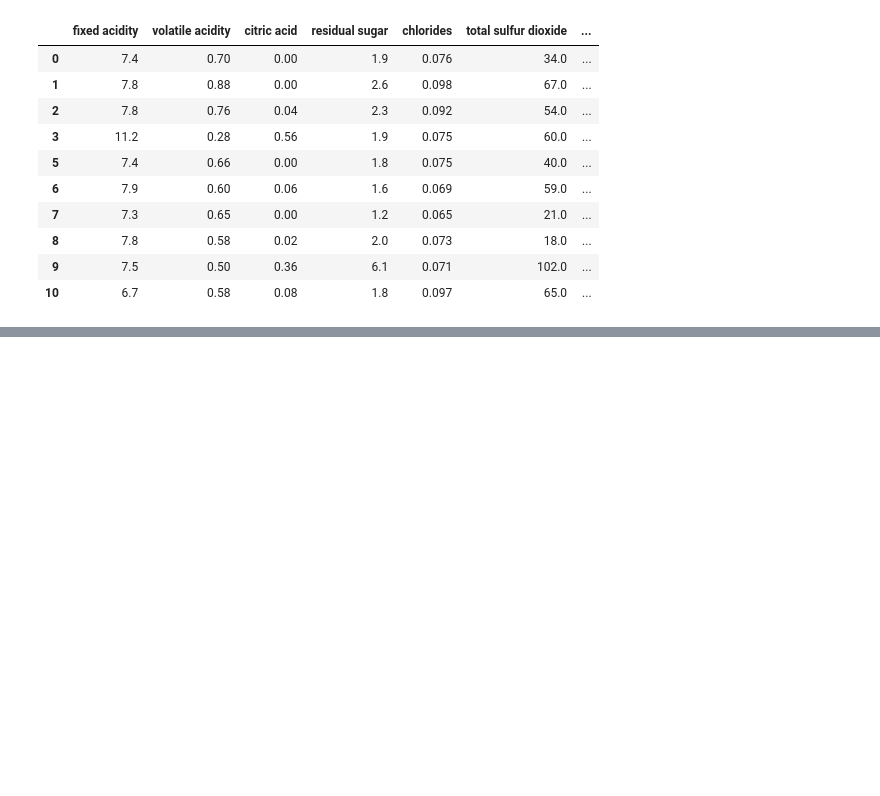
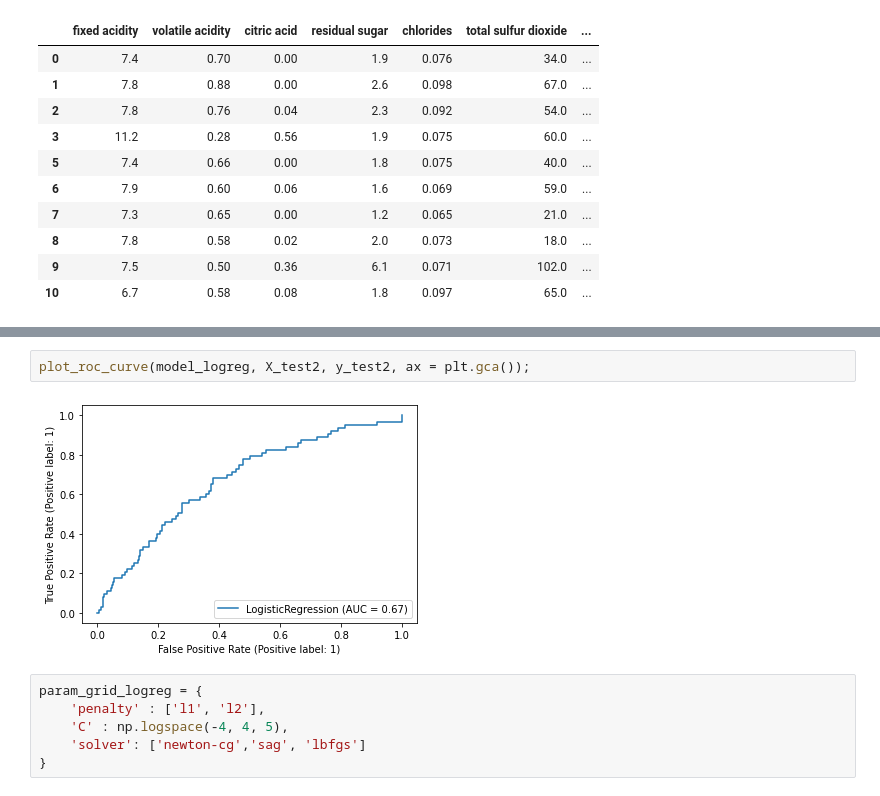
Before and after one commit to htsull/High-dimension-statistics-project, a Jupyter notebook: wine-quality.ipynb, the cells around one changed output, grey strips where cells are left out. Saved outputs shown, nothing was run; the diff lists cells and outputs as text; blank space fills up the shorter version.

```diff
--- a/wine-quality.ipynb
+++ b/wine-quality.ipynb
@@ -439,0 +502,10 @@ red_wine[feat].head(10)
+# %%
+plot_roc_curve(model_logreg, X_test2, y_test2, ax = plt.gca());
+# %% [output]
+[figure, added]
+# %%
+param_grid_logreg = {
+    'penalty' : ['l1', 'l2'],
+    'C' : np.logspace(-4, 4, 5),
+    'solver': ['newton-cg','sag', 'lbfgs']
+}
```
Also changed, not shown: parts of 10 cells of this notebook.
